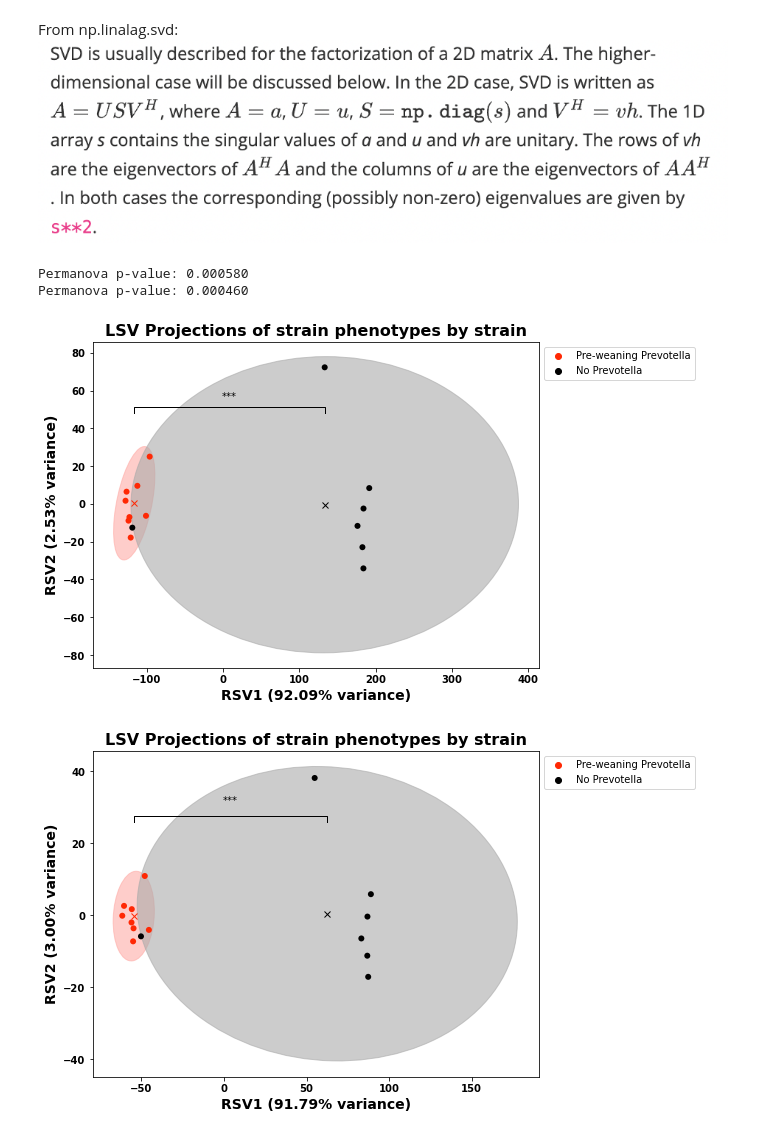
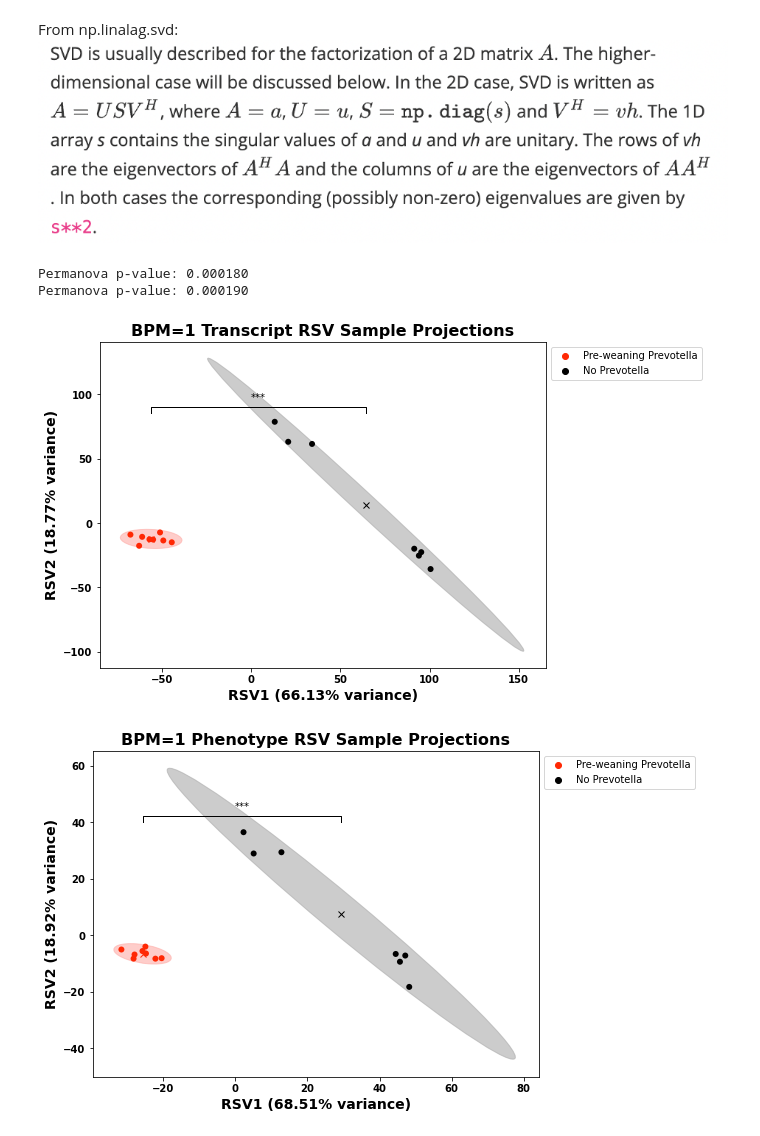
Before and after one commit to evanmlee/GordonLab, a Jupyter notebook: miRNA_HOSVD.ipynb, the cells around one changed output. Cells and saved outputs as stored; diff of their text form; code cells hidden in the pictures.

```diff
--- a/miRNA_HOSVD.ipynb
+++ b/miRNA_HOSVD.ipynb
@@ -27,17 +27,22 @@ csv_dir = "csv"
 #done earlier in workflow to subset to cecal contents and remove prevotella species)
 
 DATASET = "rlog"
+PARAM_STR = "thr3_prev0.3_cecal_nonprevotella"
+ABUNDANCE_CORRECTED_DATA = True
 
-PARAM_STR = "thr3_prev0.3_cecal_nonprevotella"
-transformed_data_path = "formatted_output/transformed/{0}".format(PARAM_STR)
-figures_dir = "figures/{0}/SVD_{1}".format(PARAM_STR,DATASET)
+if ABUNDANCE_CORRECTED_DATA:
+    figures_dir = "figures/4th_trial/transformed_abundance_corrected/{0}/SVD_{1}".format(PARAM_STR,DATASET)
+    bpm_filt_data_path = "formatted_output/4th_trial/bpm_filtered_abundance_corrected/{0}".format(PARAM_STR)
+else:
+    figures_dir = "figures/4th_trial/transformed/{0}/SVD_{1}".format(PARAM_STR,DATASET)
+    bpm_filt_data_path = "formatted_output/4th_trial/bpm_filtered/{0}".format(PARAM_STR)
+
 if not os.path.exists(figures_dir):
     os.makedirs(figures_dir)
 
 
-
-bpm_filt_data_path = "formatted_output/bpm_filtered/{0}".format(PARAM_STR)
 bpm_filt_expr_fpath = "{0}/bpm_filt_{1}.csv".format(bpm_filt_data_path,DATASET)
+# bpm_filt_expr_fpath = "{0}/mystery.csv".format(bpm_filt_data_path,DATASET)
 pht_agg_expr_fpath = "{0}/bpm1_agg_pht_{1}.csv".format(bpm_filt_data_path,DATASET)
 condensed_agg_expr_fpath = "{0}/condensed_agg_pht_{1}.csv".format(bpm_filt_data_path,DATASET)
 
@@ -258,9 +290,9 @@ def standardize_plot_style(ax,xlabel,ylabel,title,legend_labels=[],title_size=16
     else:
         ax.legend(handles,labels,loc="best",title=legend_title)
     sns.move_legend(ax, "upper left", bbox_to_anchor=(1,1),ncol=legend_cols)
-    ax.set_title("LSV Projections of strain phenotypes by strain",weight="bold",fontsize=title_size)
+    ax.set_title(title,weight="bold",fontsize=title_size)
 # %%
-def sample_projections_scatter(expr_df, pc_indices,sample_arm_re=r'[\w_]+\.[\w_]+_([12][AC])_[\w+]',title_str="",
+def sample_projections_scatter(expr_df, pc_indices,sample_arm_re=r'[\w_]+\.[\w_]+_([12][ABC])_[\w+]',title_str="",
                               figure_fpath="",arm_labels=["Pre-weaning Prevotella","No Prevotella"]):
     #Palettes
     HWDC_points_palette = ["#FF2804","#000000"]
@@ -277,7 +309,6 @@ def sample_projections_scatter(expr_df, pc_indices,sample_arm_re=r'[\w_]+\.[\w_]
     sample_proj_df = pd.DataFrame(data=sample_projections.T,columns=["RSV1","RSV2"])
     sample_proj_df.loc[:,"Arm"] = expr_df.index.str.extract(sample_arm_re)
 
-
     v1 = sample_projections.T #M vectors in K dimensions = n_samples x n_PCs
     #permanova requires a skbio.stats.distance.DistanceMatrix object, must convert output
     sp_dm = sk_distance.DistanceMatrix(distance_matrix(v1,v1,p=2))
@@ -292,46 +323,47 @@ def sample_projections_scatter(expr_df, pc_indices,sample_arm_re=r'[\w_]+\.[\w_]
     ellipses_palette = HWDC_ellipses_palette
     sns.scatterplot(data=sample_proj_df,x="RSV1",y="RSV2",hue="Arm",palette=point_palette,zorder=1,linewidth=0)
 
-    #Get sample projections subsetted by arm (1C vs 2A), as well as cluster centers for arm
+    #Get sample projections subsetted by arm (1C vs 2B), as well as cluster centers for arm
     sample_proj_1C = sample_proj_df.loc[sample_proj_df["Arm"] == "1C",:]
     center_1C_x, center_1C_y = np.mean(sample_proj_1C["RSV1"]),np.mean(sample_proj_1C["RSV2"])
-    sample_proj_2A  = sample_proj_df.loc[sample_proj_df["Arm"] == "2A",:]
-    center_2A_x, center_2A_y = np.mean(sample_proj_2A["RSV1"]),np.mean(sample_proj_2A["RSV2"])
+    sample_proj_2B  = sample_proj_df.loc[sample_proj_df["Arm"] == "2B",:]
+    center_2B_x, center_2B_y = np.mean(sample_proj_2B["RSV1"]),np.mean(sample_proj_2B["RSV2"])
     #Cluster center markers
     ax.plot(center_1C_x,center_1C_y,c=point_palette[0],marker='x')
-    ax.plot(center_2A_x,center_2A_y,c=point_palette[1],marker='x')
+    ax.plot(center_2B_x,center_2B_y,c=point_palette[1],marker='x')
     #Confidence ellipses around each cluster - TODO: adjust n_std to correspond to 95% confidence in 2D (1D equiv of .975)
     ellipse1_c, ellipse2_c = ellipses_palette
     confidence_ellipse(x=sample_proj_1C["RSV1"],y=sample_proj_1C["RSV2"],ax=ax,n_std=2.25,
                        edgecolor=ellipse1_c,facecolor=ellipse1_c,alpha=0.6,zorder=0)
-    confidence_ellipse(x=sample_proj_2A["RSV1"],y=sample_proj_2A["RSV2"],ax=ax,n_std=2.25,
+    confidence_ellipse(x=sample_proj_2B["RSV1"],y=sample_proj_2B["RSV2"],ax=ax,n_std=2.25,
                        edgecolor=ellipse2_c,facecolor=ellipse2_c,alpha=0.6,zorder=0)
     #Pyplot Formatting - axis and tick labels, title
     xlabel = "RSV{0} ({1}% variance)".format(pc_indices[0]+1,"%.2f" % (expl_variance[pc_indices[0]]*100))
     ylabel = "RSV{0} ({1}% variance)".format(pc_indices[1]+1,"%.2f" % (expl_variance[pc_indices[1]]*100))
     standardize_plot_style(ax,xlabel,ylabel,title_str,legend_labels=arm_labels)
     #Significance bracket: x1, x2 = cluster centers (x); y2 = bar y position, y1 = bracket extent
-    x1, x2 = center_1C_x, center_2A_x
+    x1, x2 = center_1C_x, center_2B_x
     ymin, ymax = ax.get_ylim()
     y2 = ymax - (ymax-ymin)*.2
     y1 = y2-(ymax-ymin)*.02
-    plt.text((x1+x2)*.5, y2+3, sig_str, ha='center', va='bottom', color='k')
+    plt.text((x1+x2)*.5, y2+(ymax-ymin)*.015, sig_str, ha='center', va='bottom', color='k')
     plt.plot([x1,x1, x2, x2], [y1, y2, y2, y1], linewidth=1, color='k')
     if figure_fpath:
         plt.savefig(figure_fpath, dpi=300, facecolor='w',bbox_inches="tight",format="pdf")
 
 pc_indices = [0,1]
 title_str = "BPM=1 Transcript RSV Sample Projections"
 figure_fpath = "{0}/bpm1_transcripts_SVD.pdf".format(figures_dir)
 sample_projections_scatter(bpm_filt_expr_df,pc_indices,title_str=title_str,figure_fpath=figure_fpath)
 
 
 pc_indices = [0,1]
 title_str = "BPM=1 Phenotype RSV Sample Projections"
 figure_fpath = "{0}/bpm1_condensed_pht_SVD.pdf".format(figures_dir)
 sample_projections_scatter(condensed_agg_expr_df,pc_indices,title_str=title_str,figure_fpath=figure_fpath)
+# sample_projections_scatter(filt_condensed_agg,pc_indices,title_str=title_str,figure_fpath=figure_fpath)
 # %% [output]
-Permanova p-value: 0.000580
-Permanova p-value: 0.000460
+Permanova p-value: 0.000180
+Permanova p-value: 0.000190
-[figure, old version]
+[figure, new version]
-[figure, old version]
+[figure, new version]
```
Also changed, not shown: parts of 16 cells of this notebook, 3 other files.
